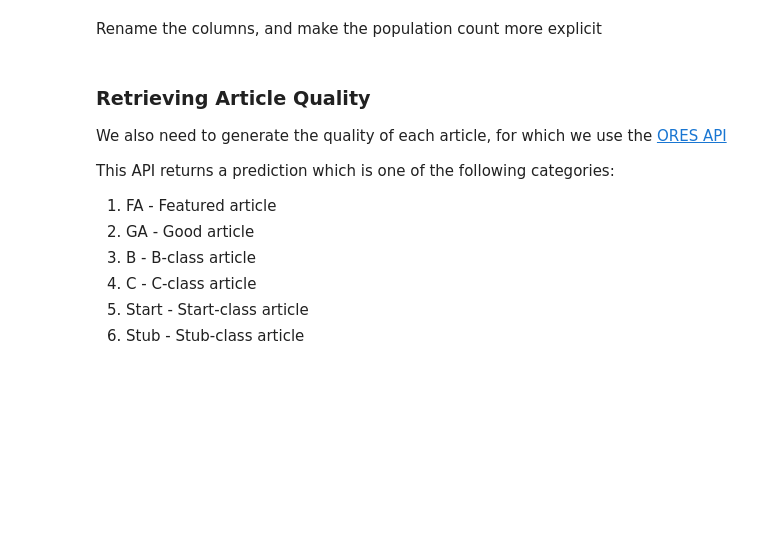
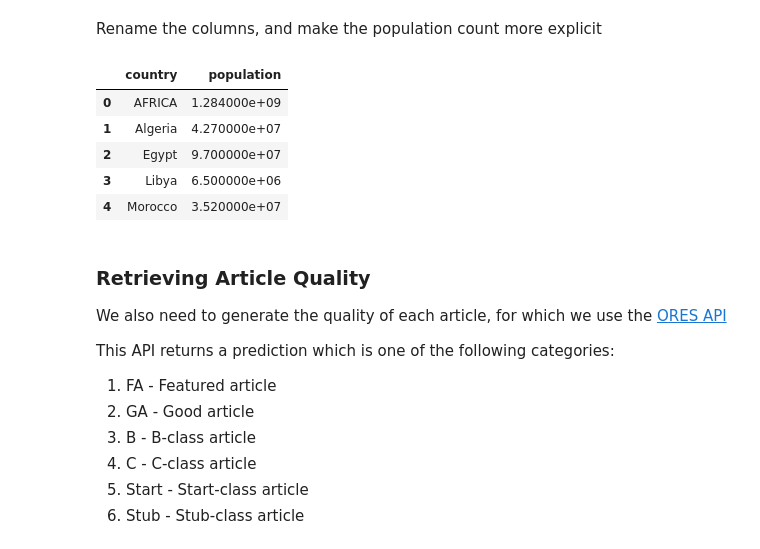
Before and after one commit to havanagrawal/data-512-a2, a Jupyter notebook: hcds-a2-bias.ipynb, the cells around one changed output. Saved outputs shown, nothing was run; the diff lists cells and outputs as text; code cells hidden in the pictures; blank space fills up the shorter version.

```diff
--- a/hcds-a2-bias.ipynb
+++ b/hcds-a2-bias.ipynb
@@ -43,6 +45,14 @@ Rename the columns, and make the population count more explicit
 # %%
 population_df.columns = ['country', 'population']
 population_df["population"] = population_df["population"].apply(lambda s: s.replace(",", "")).apply(float)*1000000
+population_df.head()
+# %% [output]
+|  | country | population |
+| 0 | AFRICA | 1.284000e+09 |
+| 1 | Algeria | 4.270000e+07 |
+| 2 | Egypt | 9.700000e+07 |
+| 3 | Libya | 6.500000e+06 |
+| 4 | Morocco | 3.520000e+07 |
 # %% [markdown]
 ### Retrieving Article Quality
 
```
Also changed, not shown: parts of 9 cells of this notebook.
